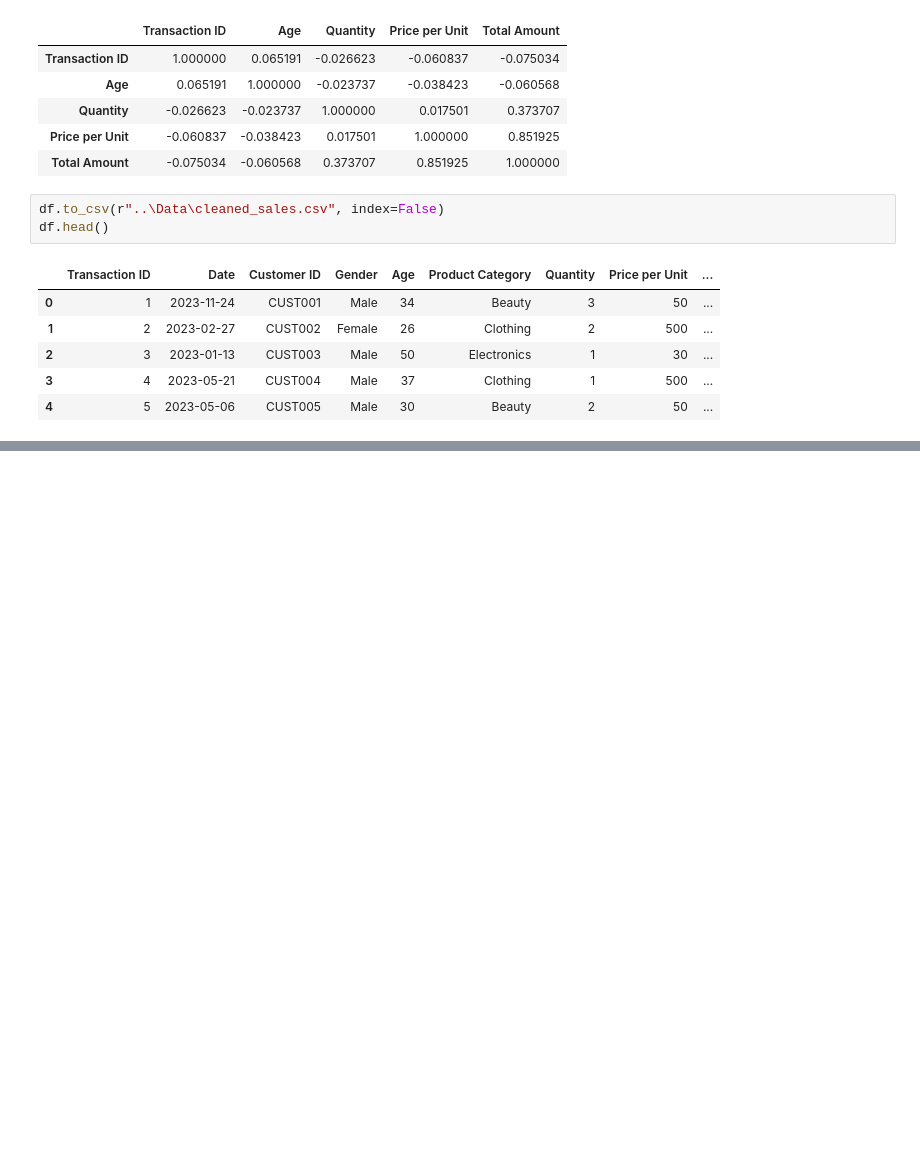
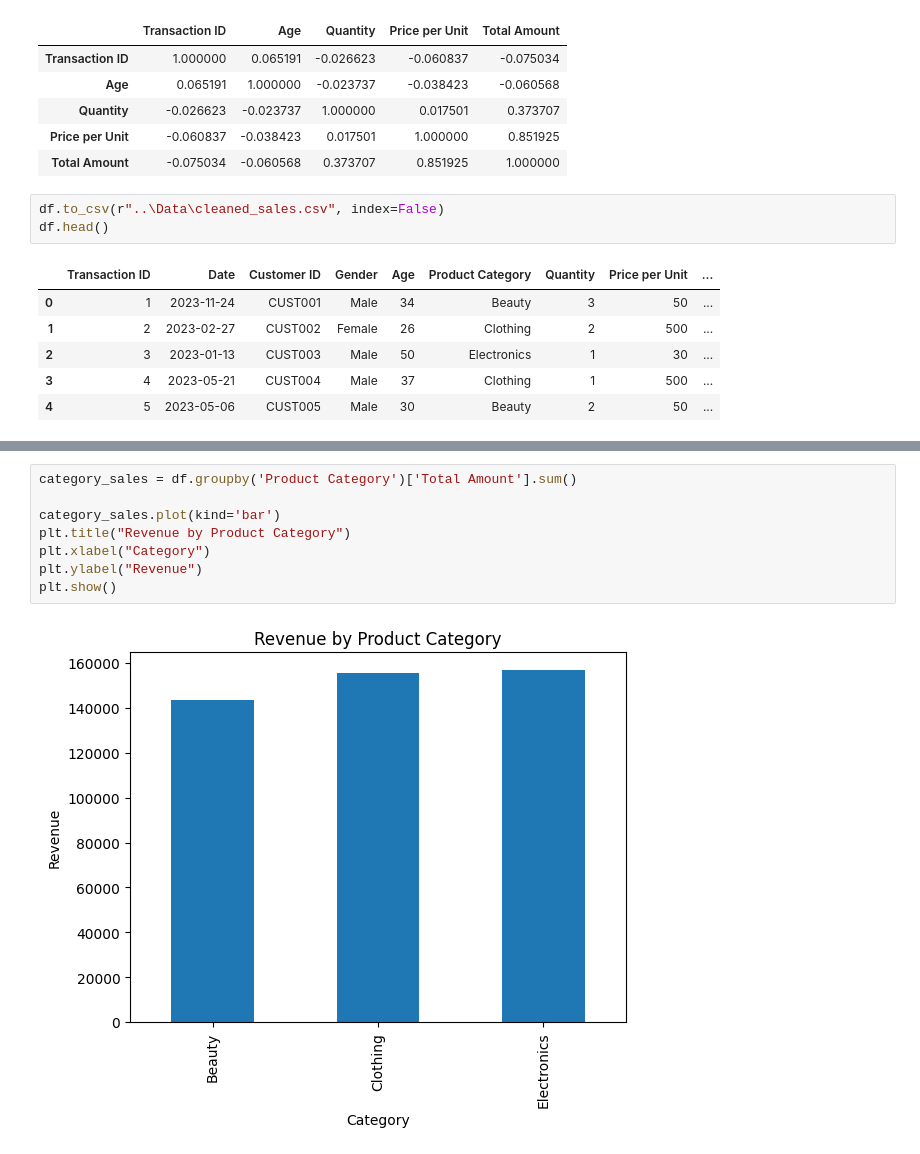
Before and after one commit to Miruthula122/Inventory-Dashboard, a Jupyter notebook: Notebooks/data_cleaning.ipynb, the cells around one changed output, grey strips where cells are left out. Cells and saved outputs as stored; diff of their text form; blank space fills up the shorter version.

```diff
--- a/Notebooks/data_cleaning.ipynb
+++ b/Notebooks/data_cleaning.ipynb
@@ -105,0 +131,10 @@ memory usage: 70.4 KB
+# %%
+category_sales = df.groupby('Product Category')['Total Amount'].sum()
+
+category_sales.plot(kind='bar')
+plt.title("Revenue by Product Category")
+plt.xlabel("Category")
+plt.ylabel("Revenue")
+plt.show()
+# %% [output]
+[figure, added]
```
Also changed, not shown: parts of 8 cells of this notebook.
